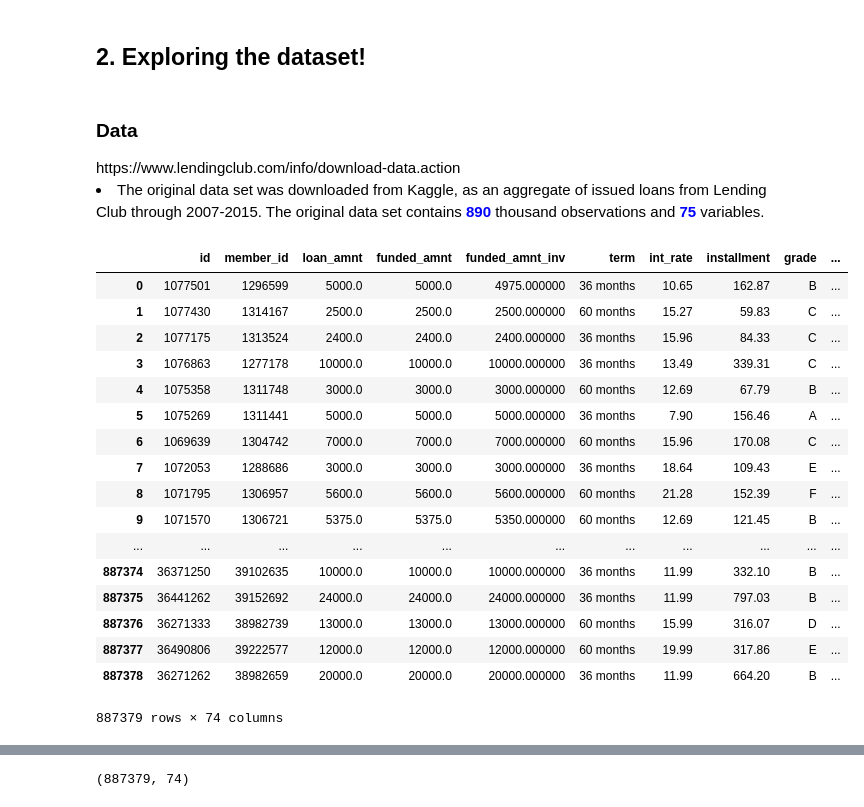
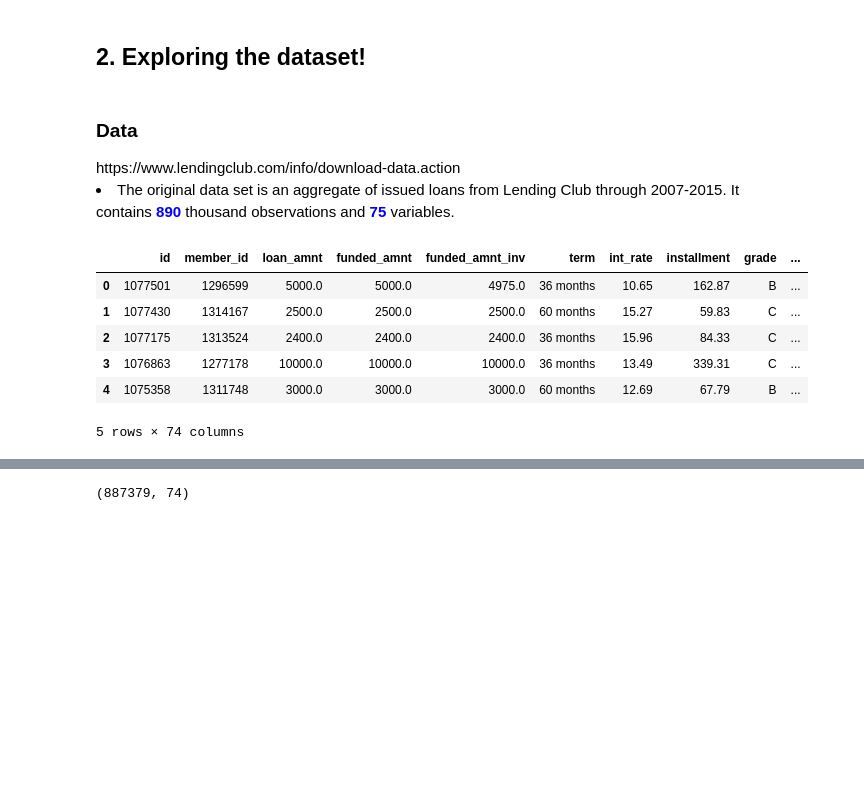
Before and after one commit to liuslouis/LC_data, a Jupyter notebook: introduction+graphs_update.ipynb, the cells around one changed output, grey strips where cells are left out. Drawn from its saved outputs; the diff is of its cells as text; code cells hidden in the pictures; blank space fills up the shorter version.

```diff
--- a/introduction+graphs_update.ipynb
+++ b/introduction+graphs_update.ipynb
@@ -33,7 +33,7 @@ Image(filename = "LC3.png", width=800, height=800)
 # %% [markdown]
 <h3>Data</h3>
 https://www.lendingclub.com/info/download-data.action
-<li>The original data set was downloaded from Kaggle, as an aggregate of issued loans from Lending Club through 2007-2015. The original data set contains <b style="color:blue">890</b> thousand observations and <b style="color:blue">75</b> variables.
+<li>The original data set is an aggregate of issued loans from Lending Club through 2007-2015. It contains <b style="color:blue">890</b> thousand observations and <b style="color:blue">75</b> variables.
 # %%
 import pandas as pd
 import numpy as np
@@ -44,23 +44,12 @@ sns.set(style="white", color_codes=True)
 %matplotlib inline
 # %%
 df = pd.read_csv('project/loan.csv')
-df
+df.head()
 # %% [output]
 |  | id | member_id | loan_amnt | funded_amnt | funded_amnt_inv | term | int_rate | installment | grade | ... |
-| 0 | 1077501 | 1296599 | 5000.0 | 5000.0 | 4975.000000 | 36 months | 10.65 | 162.87 | B | ... |
-| 1 | 1077430 | 1314167 | 2500.0 | 2500.0 | 2500.000000 | 60 months | 15.27 | 59.83 | C | ... |
-| 2 | 1077175 | 1313524 | 2400.0 | 2400.0 | 2400.000000 | 36 months | 15.96 | 84.33 | C | ... |
-| 3 | 1076863 | 1277178 | 10000.0 | 10000.0 | 10000.000000 | 36 months | 13.49 | 339.31 | C | ... |
-| 4 | 1075358 | 1311748 | 3000.0 | 3000.0 | 3000.000000 | 60 months | 12.69 | 67.79 | B | ... |
-| 5 | 1075269 | 1311441 | 5000.0 | 5000.0 | 5000.000000 | 36 months | 7.90 | 156.46 | A | ... |
-| 6 | 1069639 | 1304742 | 7000.0 | 7000.0 | 7000.000000 | 60 months | 15.96 | 170.08 | C | ... |
-| 7 | 1072053 | 1288686 | 3000.0 | 3000.0 | 3000.000000 | 36 months | 18.64 | 109.43 | E | ... |
-| 8 | 1071795 | 1306957 | 5600.0 | 5600.0 | 5600.000000 | 60 months | 21.28 | 152.39 | F | ... |
-| 9 | 1071570 | 1306721 | 5375.0 | 5375.0 | 5350.000000 | 60 months | 12.69 | 121.45 | B | ... |
-| ... | ... | ... | ... | ... | ... | ... | ... | ... | ... | ... |
-| 887374 | 36371250 | 39102635 | 10000.0 | 10000.0 | 10000.000000 | 36 months | 11.99 | 332.10 | B | ... |
-| 887375 | 36441262 | 39152692 | 24000.0 | 24000.0 | 24000.000000 | 36 months | 11.99 | 797.03 | B | ... |
-| 887376 | 36271333 | 38982739 | 13000.0 | 13000.0 | 13000.000000 | 60 months | 15.99 | 316.07 | D | ... |
-| 887377 | 36490806 | 39222577 | 12000.0 | 12000.0 | 12000.000000 | 60 months | 19.99 | 317.86 | E | ... |
-| 887378 | 36271262 | 38982659 | 20000.0 | 20000.0 | 20000.000000 | 36 months | 11.99 | 664.20 | B | ... |
+| 0 | 1077501 | 1296599 | 5000.0 | 5000.0 | 4975.0 | 36 months | 10.65 | 162.87 | B | ... |
+| 1 | 1077430 | 1314167 | 2500.0 | 2500.0 | 2500.0 | 60 months | 15.27 | 59.83 | C | ... |
+| 2 | 1077175 | 1313524 | 2400.0 | 2400.0 | 2400.0 | 36 months | 15.96 | 84.33 | C | ... |
+| 3 | 1076863 | 1277178 | 10000.0 | 10000.0 | 10000.0 | 36 months | 13.49 | 339.31 | C | ... |
+| 4 | 1075358 | 1311748 | 3000.0 | 3000.0 | 3000.0 | 60 months | 12.69 | 67.79 | B | ... |
-887379 rows × 74 columns
+5 rows × 74 columns
```
Also changed, not shown: parts of 26 cells of this notebook.
